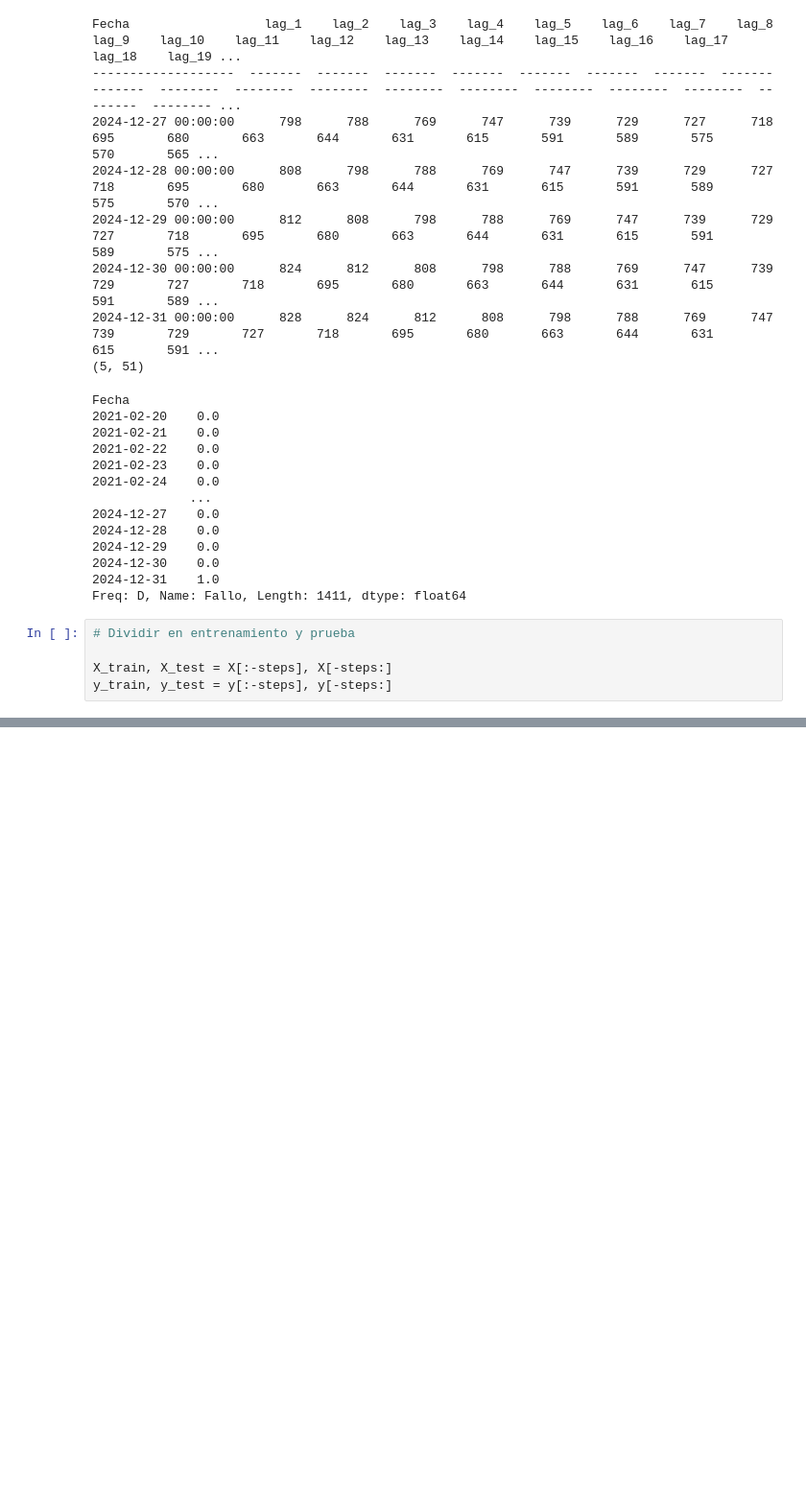
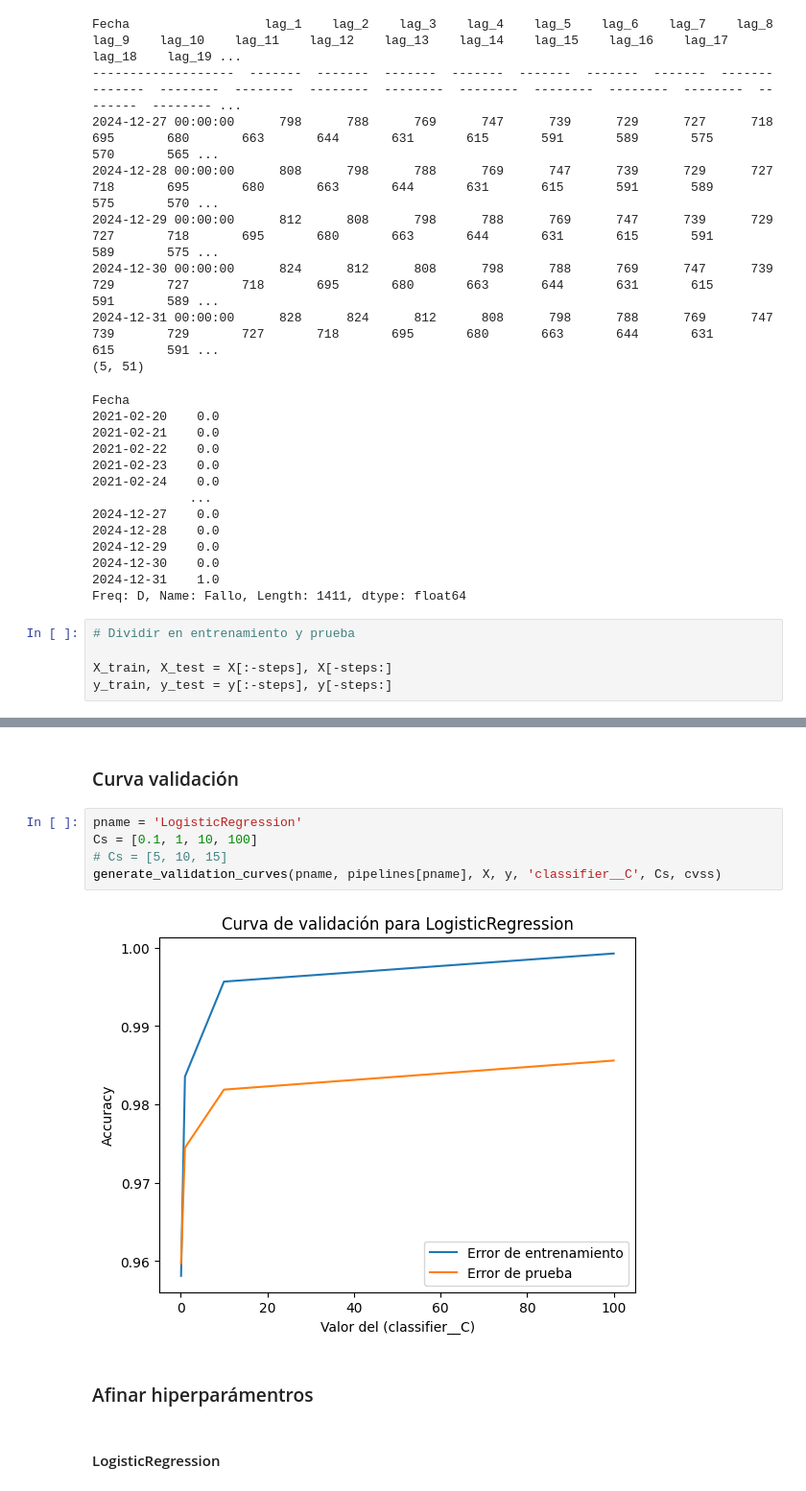
Before and after one commit to ricardoahumada/DataExpert, a Jupyter notebook: src/3.2.etapa4_Train_Forecaster_v1.ipynb, the cells around one changed output, grey strips where cells are left out. Shown at 96% size. Saved outputs shown, nothing was run; the diff lists cells and outputs as text; blank space fills up the shorter version.

```diff
--- a/src/3.2.etapa4_Train_Forecaster_v1.ipynb
+++ b/src/3.2.etapa4_Train_Forecaster_v1.ipynb
@@ -311,0 +427,13 @@ Accuracy: 1.0
+# %% [markdown]
+### Curva validación
+# %%
+pname = 'LogisticRegression'
+Cs = [0.1, 1, 10, 100]
+# Cs = [5, 10, 15]
+generate_validation_curves(pname, pipelines[pname], X, y, 'classifier__C', Cs, cvss)
+# %% [output]
+[figure, added]
+# %% [markdown]
+### Afinar hiperparámentros
+# %% [markdown]
+#### LogisticRegression
```
Also changed, not shown: parts of 22 cells of this notebook, 1 other file.
